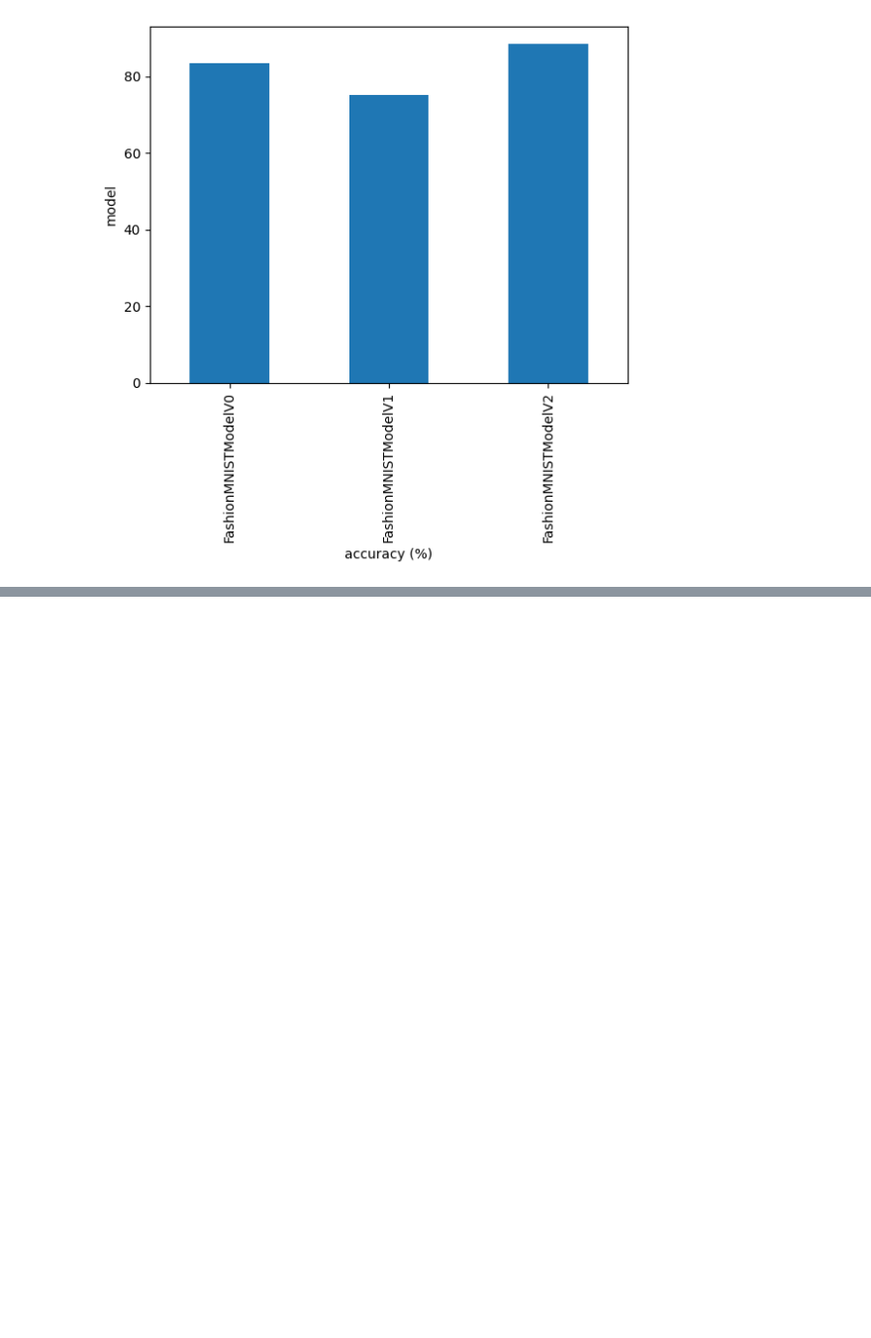
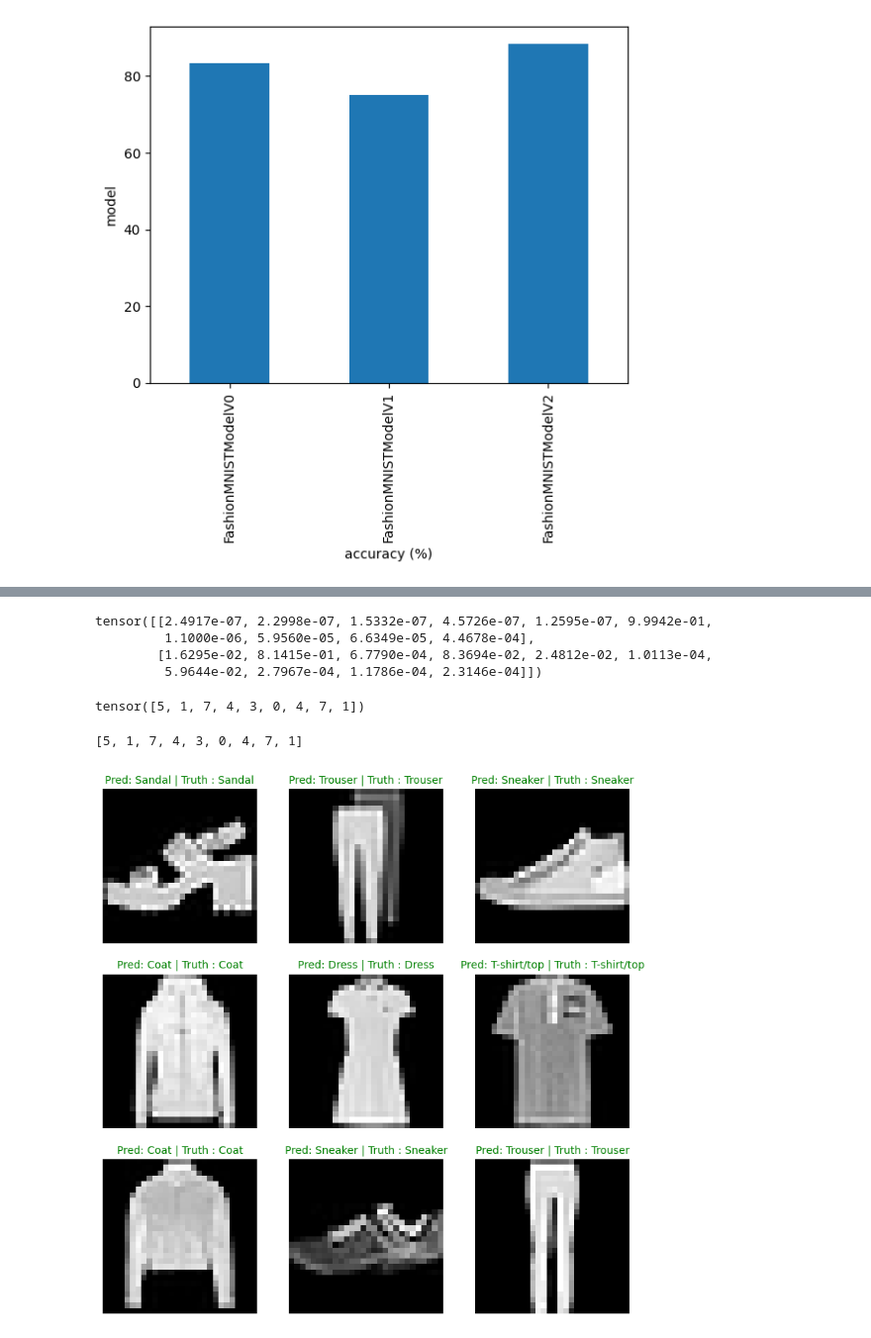
Before and after one commit to MathewS424/DeepLearning_with_PyTorch, a Jupyter notebook: 03_PyTorch_Computer_Vision.ipynb, the cells around one changed output, grey strips where cells are left out. Shown at 99% size. Drawn from its saved outputs; the diff is of its cells as text; code cells hidden in the pictures; blank space fills up the shorter version.

```diff
--- a/03_PyTorch_Computer_Vision.ipynb
+++ b/03_PyTorch_Computer_Vision.ipynb
@@ -1639,0 +1698,51 @@ Text(0, 0.5, 'model')
+# %%
+# Make predictions
+pred_probs = make_prediction(model=model_2,
+                             data=test_samples)
+
+# View first two prediction probabilities
+pred_probs[:2]
+# %% [output]
+tensor([[2.4917e-07, 2.2998e-07, 1.5332e-07, 4.5726e-07, 1.2595e-07, 9.9942e-01,
+         1.1000e-06, 5.9560e-05, 6.6349e-05, 4.4678e-04],
+        [1.6295e-02, 8.1415e-01, 6.7790e-04, 8.3694e-02, 2.4812e-02, 1.0113e-04,
+         5.9644e-02, 2.7967e-04, 1.1786e-04, 2.3146e-04]])
+# %%
+# Convert prediction probabilities to labels
+pred_classes = pred_probs.argmax(dim=1)
+pred_classes
+# %% [output]
+tensor([5, 1, 7, 4, 3, 0, 4, 7, 1])
+# %%
+test_labels
+# %% [output]
+[5, 1, 7, 4, 3, 0, 4, 7, 1]
+# %%
+# Plot predictions
+plt.figure(figsize=(9, 9))
+nrows = 3
+ncols = 3
+for i, sample in enumerate(test_samples):
+  # Create subplot
+  plt.subplot(nrows, ncols, i + 1)
+
+  # Plot the target image
+  plt.imshow(sample.squeeze(), cmap="grey")
+
+  # Find the prediction (in text form, e.g "Sandal" )
+  pred_label = class_names[pred_classes[i]]
+
+  # Get the truth label (in text form)
+  truth_label = class_names[test_labels[i]]
+
+  # Creat a title for plot
+  title_text = f"Pred: {pred_label} | Truth : {truth_label}"
+
+  # Check for equality blw pred and truth and change color of title text
+  if pred_label == truth_label:
+    plt.title(title_text, fontsize=10, c="g") # green text if prediction same as truth
+  else:
+    plt.title(title_text, fontsize=10, c="r")
+  plt.axis(False)
+# %% [output]
+[figure, added]
```
Also changed, not shown: parts of 17 cells of this notebook.
